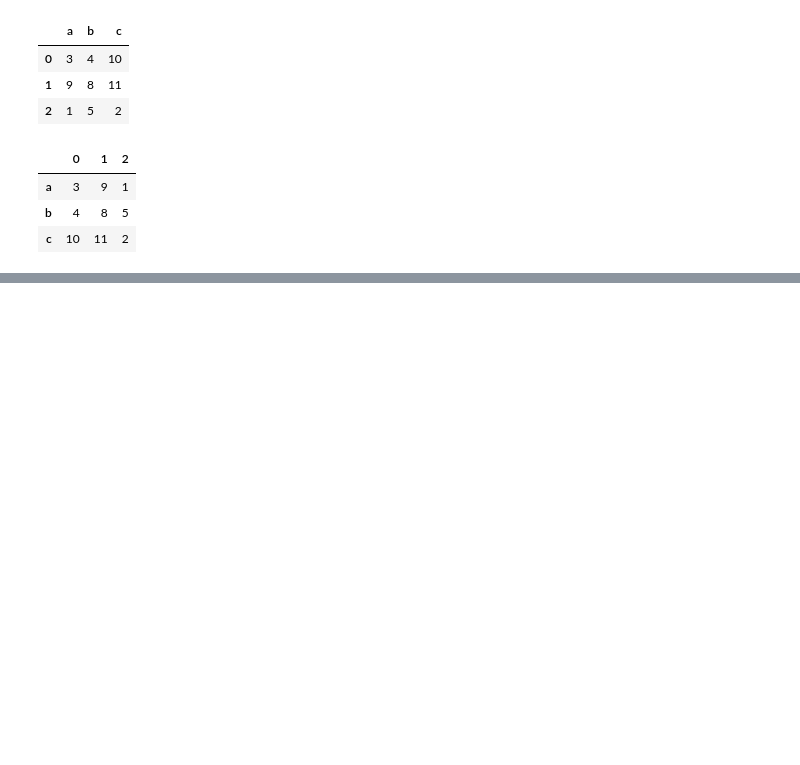
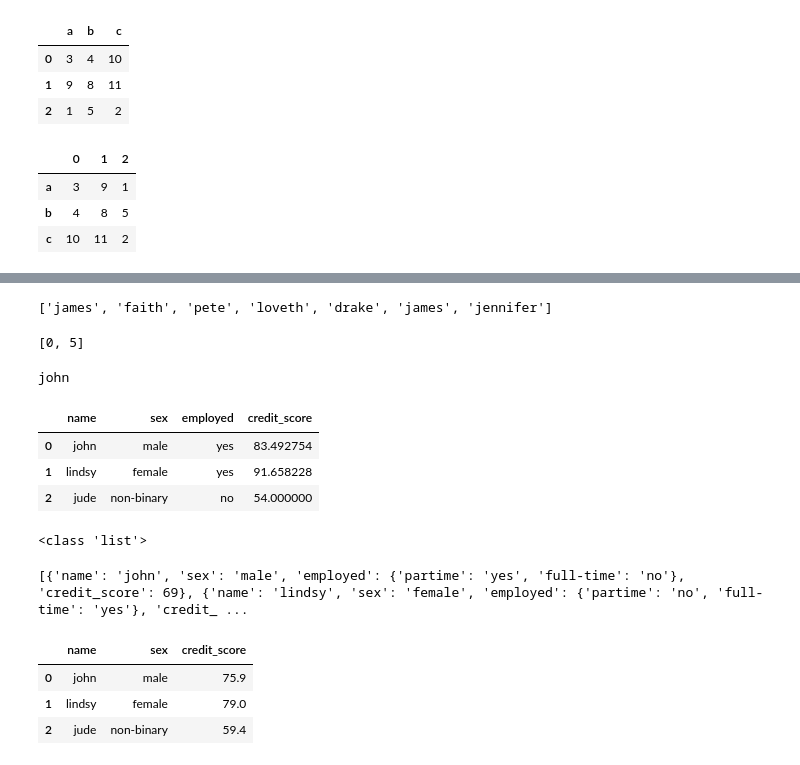
Before and after one commit to franklinobasy/DataEngineering-Class, a Jupyter notebook: python_DataEng/Python_Class.ipynb, the cells around one changed output, grey strips where cells are left out. Drawn from its saved outputs; the diff is of its cells as text; code cells hidden in the pictures; blank space fills up the shorter version.

```diff
--- a/python_DataEng/Python_Class.ipynb
+++ b/python_DataEng/Python_Class.ipynb
@@ -726,0 +778,5 @@ arr3 = [1, 2, 5, 6, 7, 9] 21 --- True
+# %%
+arr = ["james", "faith", "pete", "loveth", "drake", "james", "jennifer"]
+
+name_count = [len(i) for i in arr]
+print(name_count)
@@ -726,0 +794,4 @@ arr3 = [1, 2, 5, 6, 7, 9] 21 --- True
+# %%
+for i in enumerate(arr):
+    if i[1] == "james":
+        print(i[0])
@@ -726,0 +814,37 @@ arr3 = [1, 2, 5, 6, 7, 9] 21 --- True
+# %%
+arr
+# %% [output]
+['james', 'faith', 'pete', 'loveth', 'drake', 'james', 'jennifer']
+# %%
+pos = [i for i, v in enumerate(arr) if v == "james"]
+print(pos)
+# %% [output]
+[0, 5]
+# %%
+arr = [{"name":"john", "sex":"male", "employed":"YES", "credit_score": 69},
+       {"name":"lindsy", "sex":"female", "employed":"yes", "credit_score": 79},
+       {"name":"jude", "sex":"non-binary", "employed":"no", "credit_score": 54}]
+print(arr[0]["name"])
+# %% [output]
+john
+# %%
+new_arr = []
+for i in arr:
+    for a, b in i.items():
+        i["employed"] = i["employed"].lower()
+    new_arr.append(i)
+# %%
+import pandas as pd
+
+increased_credit = []
+for i in arr:
+    for a, b in i.items():
+        if b == "yes":
+            i["credit_score"] = i["credit_score"] + (10/i["credit_score"])*100
+    increased_credit.append(i)
+pd.DataFrame(increased_credit)
+# %% [output]
+|  | name | sex | employed | credit_score |
+| 0 | john | male | yes | 83.492754 |
+| 1 | lindsy | female | yes | 91.658228 |
+| 2 | jude | non-binary | no | 54.000000 |
@@ -726,0 +854,30 @@ arr3 = [1, 2, 5, 6, 7, 9] 21 --- True
+# %%
+print(type(arr))
+# %% [output]
+<class 'list'>
+# %%
+arr2 = [{"name":"john", "sex":"male", "employed":{"partime":"yes", "full-time":"no"}, "credit_score": 69},
+       {"name":"lindsy", "sex":"female", "employed":{"partime":"no", "full-time":"yes"}, "credit_score": 79},
+       {"name":"jude", "sex":"non-binary", "employed":{"partime":"no", "full-time":"no"}, "credit_score": 54}]
+print(arr2)
+# %% [output]
+[{'name': 'john', 'sex': 'male', 'employed': {'partime': 'yes', 'full-time': 'no'}, 'credit_score': 69}, {'name': 'lindsy', 'sex': 'female', 'employed': {'partime': 'no', 'full-time': 'yes'}, 'credit_ ...
+# %%
+###we are looking at increasing credit score by 10% if persons has full time role
+final_eval = []
+for i in arr2:
+    for a, b in i.items():
+        if a == "employed":
+            for k, j in b.items():
+                if k == "full-time":
+                    if j == "no":
+                        i["credit_score"] = ((10/100) * i["credit_score"]) + i["credit_score"]
+    final_eval.append(i)
+
+df = pd.DataFrame(final_eval)
+df.drop("employed", axis=1)
+# %% [output]
+|  | name | sex | credit_score |
+| 0 | john | male | 75.9 |
+| 1 | lindsy | female | 79.0 |
+| 2 | jude | non-binary | 59.4 |
```
Also changed, not shown: parts of 23 cells of this notebook.
